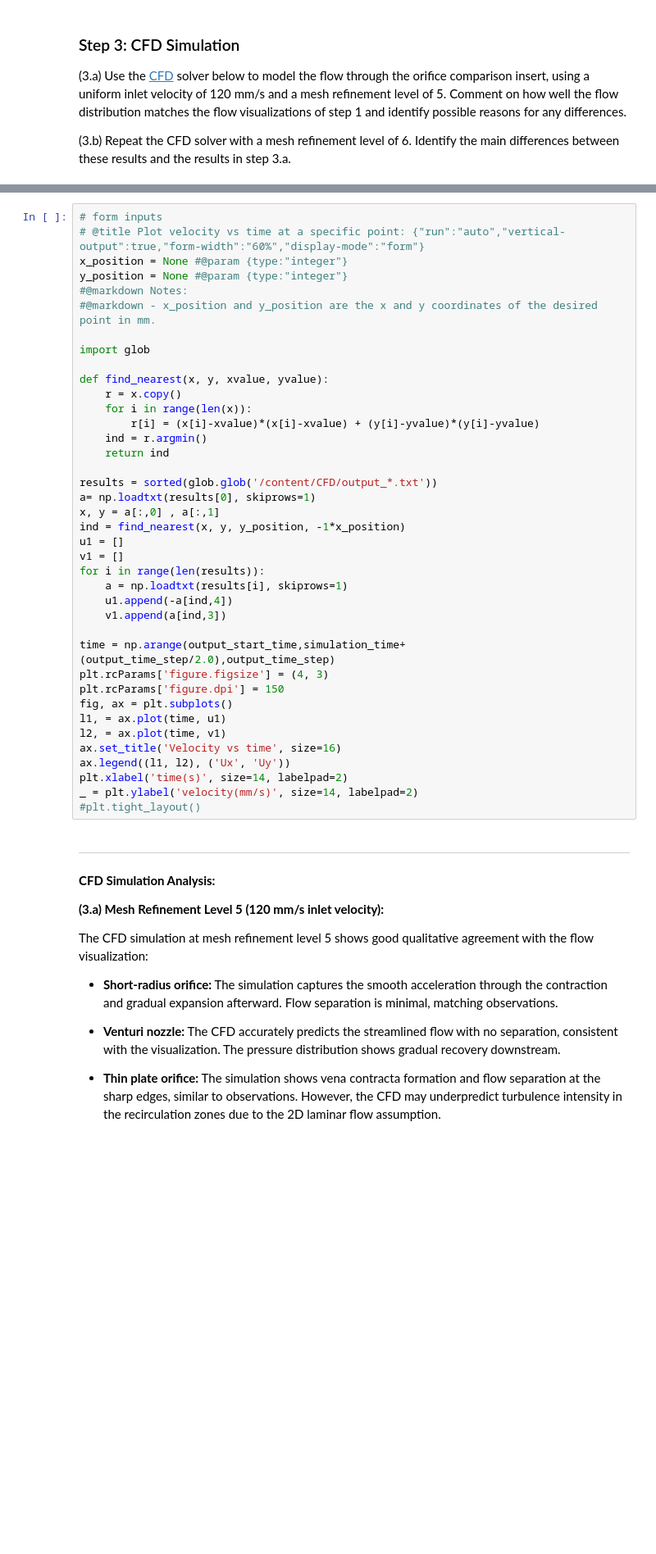
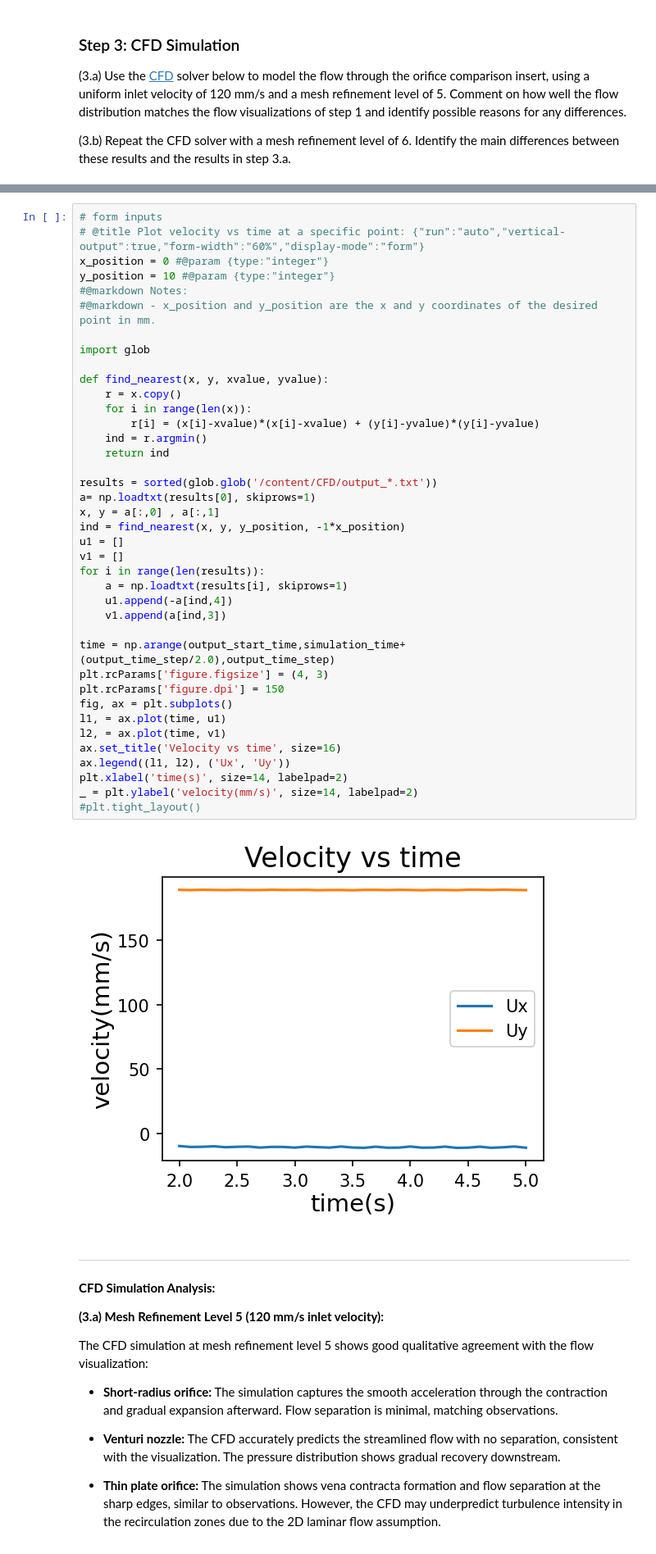
Before and after one commit to nelonmelons/ESC190, a Jupyter notebook: FlowVisLabForm_2024.ipynb, the cells around one changed output, grey strips where cells are left out. Shown at 82% size. Drawn from its saved outputs; the diff is of its cells as text; blank space fills up the shorter version.

```diff
--- a/FlowVisLabForm_2024.ipynb
+++ b/FlowVisLabForm_2024.ipynb
@@ -414,8 +441,8 @@ _ = ax.set_ylabel('y (mm)', size=14, labelpad=2)
 # %%
 # form inputs
 # @title Plot velocity vs time at a specific point: {"run":"auto","vertical-output":true,"form-width":"60%","display-mode":"form"}
-x_position = None #@param {type:"integer"}
-y_position = None #@param {type:"integer"}
+x_position = 0 #@param {type:"integer"}
+y_position = 10 #@param {type:"integer"}
 #@markdown Notes:
 #@markdown - x_position and y_position are the x and y coordinates of the desired point in mm.
 
@@ -423,33 +450,35 @@ import glob
 
 def find_nearest(x, y, xvalue, yvalue):
     r = x.copy()
     for i in range(len(x)):
         r[i] = (x[i]-xvalue)*(x[i]-xvalue) + (y[i]-yvalue)*(y[i]-yvalue)
     ind = r.argmin()
     return ind
 
 results = sorted(glob.glob('/content/CFD/output_*.txt'))
 a= np.loadtxt(results[0], skiprows=1)
 x, y = a[:,0] , a[:,1]
 ind = find_nearest(x, y, y_position, -1*x_position)
 u1 = []
 v1 = []
 for i in range(len(results)):
     a = np.loadtxt(results[i], skiprows=1)
     u1.append(-a[ind,4])
     v1.append(a[ind,3])
 
 time = np.arange(output_start_time,simulation_time+(output_time_step/2.0),output_time_step)
 plt.rcParams['figure.figsize'] = (4, 3)
 plt.rcParams['figure.dpi'] = 150
 fig, ax = plt.subplots()
 l1, = ax.plot(time, u1)
 l2, = ax.plot(time, v1)
 ax.set_title('Velocity vs time', size=16)
 ax.legend((l1, l2), ('Ux', 'Uy'))
 plt.xlabel('time(s)', size=14, labelpad=2)
 _ = plt.ylabel('velocity(mm/s)', size=14, labelpad=2)
 #plt.tight_layout()
+# %% [output]
+[figure, added]
 # %% [markdown]
 ---
 **CFD Simulation Analysis:**
```
Also changed, not shown: parts of 7 cells of this notebook.
